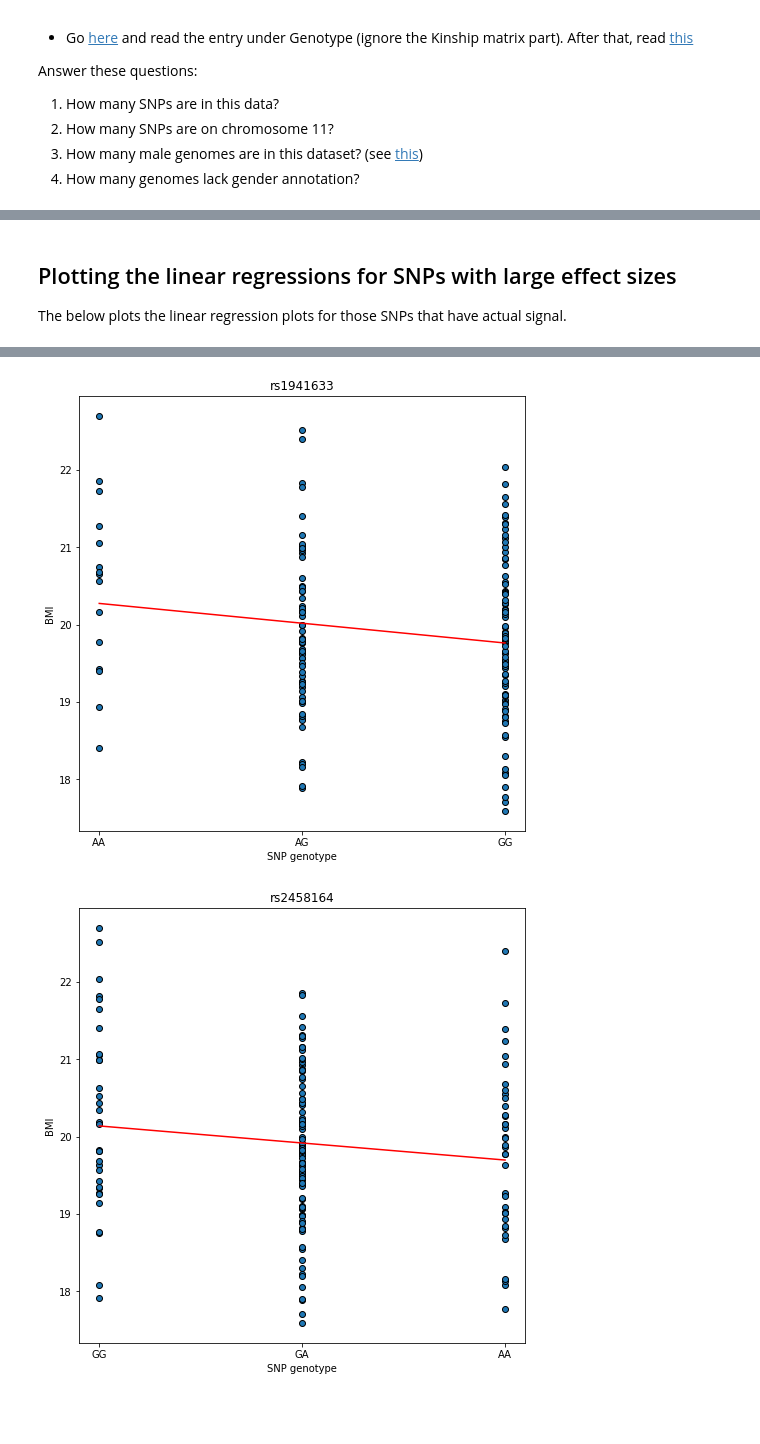
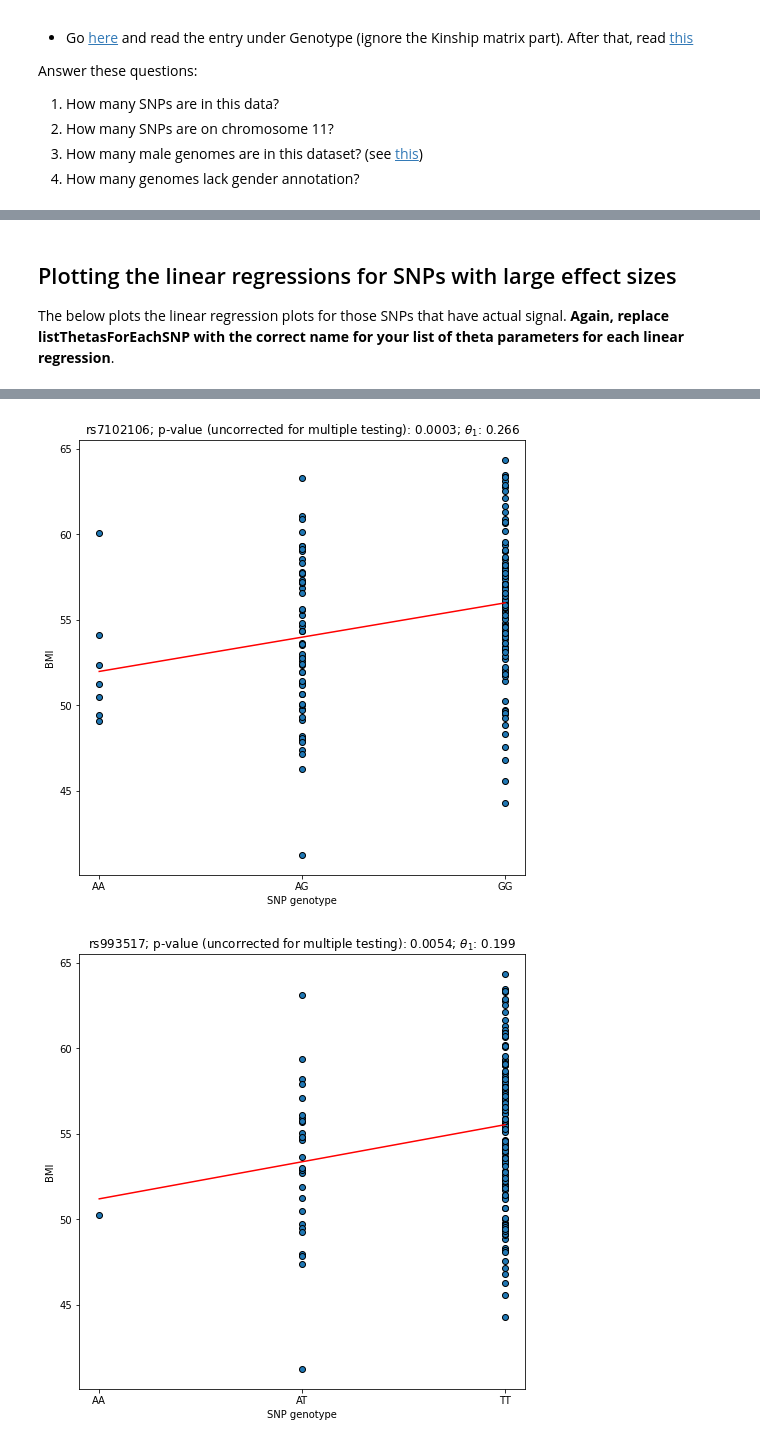
Before and after one commit to DieStok/Basic-Machine-Learning-for-Bioinformatics, a Jupyter notebook: Day1/Practical/PracticalMaterialDay1_AfternoonPractical_Answers.ipynb, the cells around one changed output, grey strips where cells are left out. Cells and saved outputs as stored; diff of their text form; code cells hidden in the pictures; blank space fills up the shorter version.

```diff
--- a/Day1/Practical/PracticalMaterialDay1_AfternoonPractical_Answers.ipynb
+++ b/Day1/Practical/PracticalMaterialDay1_AfternoonPractical_Answers.ipynb
@@ -766,7 +775,6 @@ for protSNPCoord in protectiveSNPs:
 
 obesityEffect = 3.87
 for disSNPCoord in diseaseSNPs:
-    break
     twoAlleles  = np.where(downsizedDataNew[:, disSNPCoord].values == 2.)
     oneAllele   = np.where(downsizedDataNew[:, disSNPCoord].values == 1.)
     noMuts      = np.where(downsizedDataNew[:, disSNPCoord].values == 0.)
@@ -818,8 +828,8 @@ for SNPIndex in range(0, downsizedData.shape[1]):
     features[np.isnan(features)] = 0
     featuresNorm, mean, SD = createNormalisedFeatures(features, mode= "SD")
     currentThetas = startThetas
-    for step in range(1, nSteps):
+    for step in range(0, nSteps):
         #up to you: use gradient descent to find the thetas, save these thetas in a list after all nSteps are done.
-        newThetas = linAlgGradientDescent(featuresNorm, outcomeNorm, currentThetas, alpha)
+        newThetas     = linAlgGradientDescent(featuresNorm, outcomeNorm, currentThetas, alpha)
         currentThetas = newThetas
     listThetasForEachSNP.append(currentThetas)
@@ -845,0 +874,17 @@ SNPs with top 20 theta_1 values out of 20 SNPs with signal synthetically added:
+# %%
+pValsPerSNP = []
+listDFs = []
+outcomeNorm, outcomeMean, outcomeSD = createNormalisedFeatures(outcome, mode = "SD")
+dataWithoutNA = downsizedData.values; dataWithoutNA[np.isnan(dataWithoutNA)] = 0
+dataNorm, dataMeans, dataSDs        = createNormalisedFeatures(pd.DataFrame(dataWithoutNA), mode = "SD")
+for SNPindex, thetas in enumerate(listThetasForEachSNP):
+    pVal, dfInfo = calcPValuesRegSlope(np.array(dataNorm.iloc[:, SNPindex]), outcomeNorm, thetas)
+    pValsPerSNP.append(pVal[0])
+    listDFs.append(dfInfo)
+
+pValuesPerSNPFinal = np.ravel(np.hstack(pValsPerSNP))
+print(pValuesPerSNPFinal)
+
+# answer
+print("# of locations where p <= 0.05: " + str(len(np.where(pValuesPerSNPFinal <= 0.05)[0])))
+# given a cut-off of 0.05, you'd expect 200* 1/20 (random chance) + 20 (signal I added) = 30. So there's quite a bit more.
@@ -845,0 +913,6 @@ SNPs with top 20 theta_1 values out of 20 SNPs with signal synthetically added:
+# %%
+lowestPValues = np.argsort(pValuesPerSNPFinal)[0:20]
+# check whether this is the signal I put in
+matches  = np.in1d(SNPsForSignal, lowestPValues)
+nMatches = sum(matches)
+print("SNPs with top 20 lowest p-values which are indeed of the 20 to which I added signal: " + str(nMatches))
@@ -846,19 +925,20 @@ SNPs with top 20 theta_1 values out of 20 SNPs with signal synthetically added:
 # %% [markdown]
 ## Plotting the linear regressions for SNPs with large effect sizes
 
-The below plots the linear regression plots for those SNPs that have actual signal.
+The below plots the linear regression plots for those SNPs that have actual signal. **Again, replace listThetasForEachSNP with the correct name for your list of theta parameters for each linear regression**.
 # %%
 import warnings
 %matplotlib inline
 
-indicesLargestThetaOneActualSignal = SNPsForSignal[np.in1d(SNPsForSignal, twentyLargestThetaOnes.columns)]
+SNPsWithLowPValues = SNPsForSignal[matches]
 
 outcomeNorm, outcomeMean, outcomeSD = createNormalisedFeatures(outcome, mode = "SD")
 
-neededData = downsizedData[:, indicesLargestThetaOneActualSignal]
+neededData = downsizedData[:, SNPsWithLowPValues]
 
-for SNPindex, SNPlocation in enumerate(indicesLargestThetaOneActualSignal):
-    thetasHere = twentyLargestThetaOnes.iloc[0:2, np.where(twentyLargestThetaOnes.columns == SNPlocation)[0][0]]
+for SNPindex, SNPlocation in enumerate(SNPsWithLowPValues):
+    thetasHere = listThetasForEachSNP[SNPlocation]
+    #twentyLargestThetaOnes.iloc[0:2, np.where(twentyLargestThetaOnes.columns == SNPlocation)[0][0]]
     #maybe return to normal coordinates
     features = neededData.values[:, SNPindex]
     features[np.isnan(features)] = 0
@@ -883,7 +963,7 @@ for SNPindex, SNPlocation in enumerate(indicesLargestThetaOneActualSignal):
     ax.set_xlabel("SNP genotype")
     ax.set_xticklabels(xLabels.tolist())
     ax.set_ylabel ("BMI")
-    ax.set_title(SNPName)
+    ax.set_title(SNPName + "; p-value (uncorrected for multiple testing): " + str(np.round(pValuesPerSNPFinal[SNPlocation], 4)) + "; $\\theta_1$: " + str(np.round(np.ravel(thetasHere)[1], 3)))
     ax.plot(uniqueAlleleNr, predictions * outcomeSD + outcomeMean, color = "red")
     with warnings.catch_warnings():
         warnings.simplefilter("ignore")
@@ -893,2 +973,2 @@ for SNPindex, SNPlocation in enumerate(indicesLargestThetaOneActualSignal):
-[figure, old version]
+[figure, new version]
-[figure, old version]
+[figure, new version]
```
Also changed, not shown: parts of 18 cells of this notebook, 13 other files.
